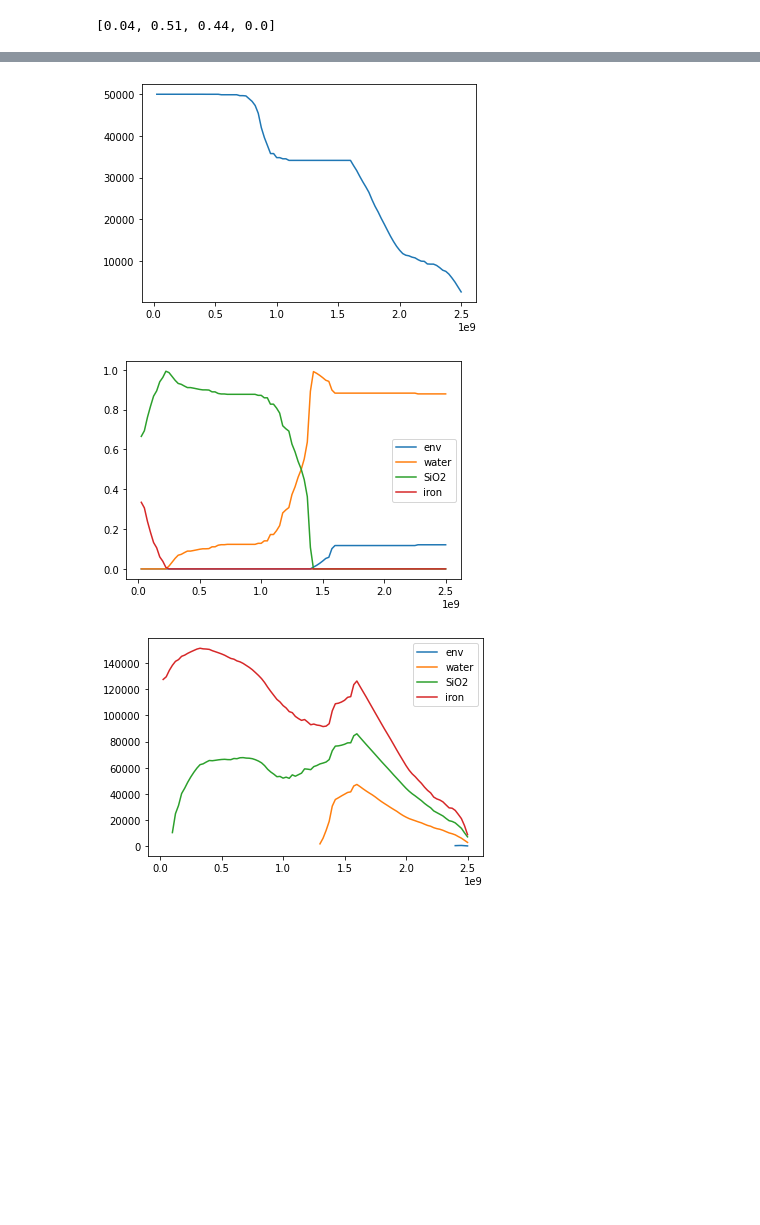
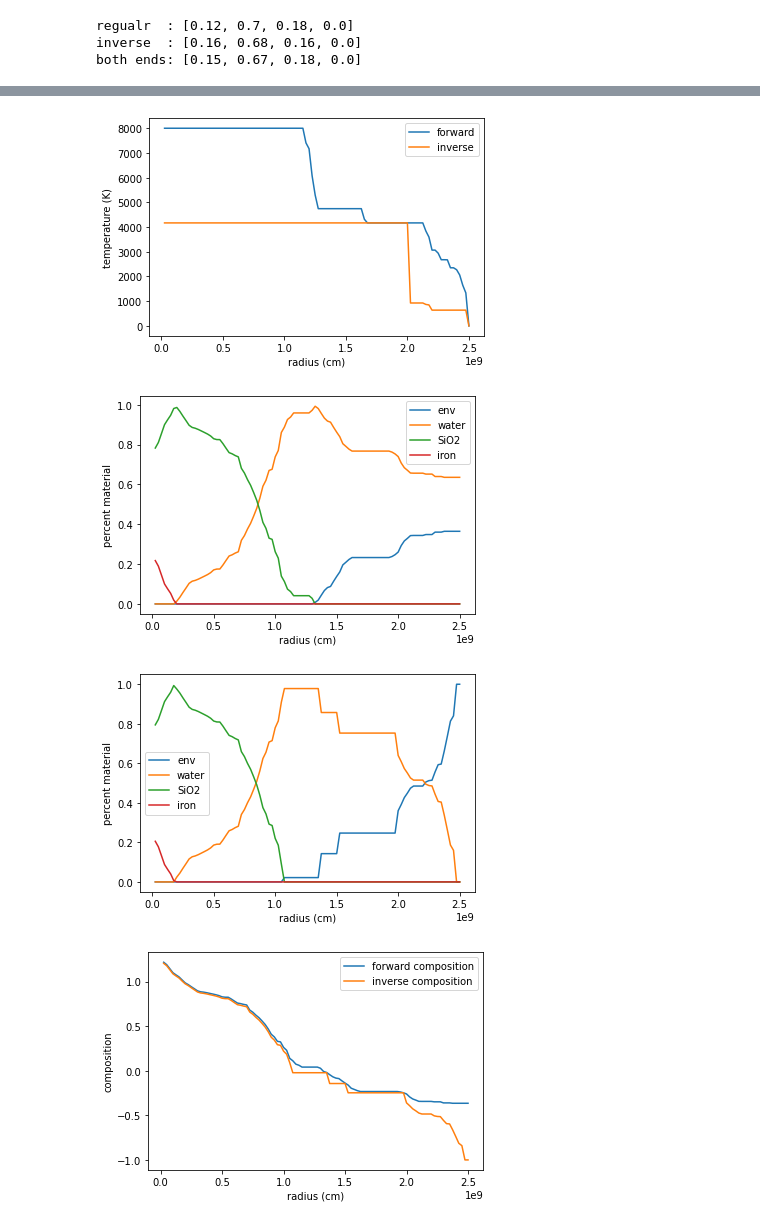
Before and after one commit to podolak/mcplanet, a Jupyter notebook: max_composition_planets.ipynb, the cells around one changed output, grey strips where cells are left out. Saved outputs shown, nothing was run; the diff lists cells and outputs as text; code cells hidden in the pictures; blank space fills up the shorter version.

```diff
--- a/max_composition_planets.ipynb
+++ b/max_composition_planets.ipynb
@@ -19,20 +19,20 @@ moment_ratio = constants.URANUS.moment_ratio
 radius = constants.URANUS.radius
 num_shells = 100
 # %%
-INVERSE = False
+INVERSE = True
 USE_IRON = True
 # %%
 # Create a bunch of random models.
 # Note:  Running this cell will take a while (each model takes ~3 seconds),
 # So generating 1000 should take about an hour.
 
-catalog = temperature.iron_sio2_water_env_catalog() if USE_IRON else temperature.sio2_water_env_catalog()
+catalog = temperature.iron_sio2_water_eos_env_catalog() if USE_IRON else temperature.sio2_water_eos_env_catalog()
 max_temp = 0 if INVERSE else 50000
 smooth = 201
 
 good_models = []
 bad_models = []
-for i in range(100):
+for i in range(1):
     seed, vals, inner_temp, count = profile.get_fixed_temp_model(mass, moment_ratio, radius, num_shells,
                                                                  max_temp, catalog,smooth=smooth, inverse=INVERSE)
     if vals is not None:
@@ -72,15 +69,15 @@ def full_model(seed, catalog=catalog, smooth=201, max_temp=max_temp, inverse=Fal
                                               seed=seed, full_model=True, inverse=inverse)
 
     # Plot density
-    m.plot_densities()
-    figure()
+    #m.plot_densities()
+    #figure()
 
     # Plot pressure
-    m.plot_pressure()
-    figure()
+    #m.plot_pressure()
+    #figure()
 
     # Plot temperature
-    m.plot_temp(catalog)
+    m.plot_temp(catalog._name)
     figure()
 
     # Plot composition
@@ -89,8 +86,9 @@ def full_model(seed, catalog=catalog, smooth=201, max_temp=max_temp, inverse=Fal
 
     # plot temp profiles
     m_profile = profile.TemperatureProfile(catalog, m)
-    m_profile.plot_temperature_profile()
+    #m_profile.plot_temperature_profile()
     print(m.get_mix_ratios())
+    return m
 
 # This code will try to run the algorithm from both sides and if they both succeed, combine em.
 # Note, we need both ends to have zero bad points.   I think it's sufficient to have the regular method succeed.
@@ -128,16 +126,20 @@ def both_ends(seed, catalog=catalog, smooth=201, max_temp=max_temp, min_temp=0):
     figure()
 
     # Plot temperature
-    both.plot_temp(catalog)
+    m_f.plot_temp("forward")
+    m_i.plot_temp("inverse")
     figure()
 
     # Plot composition
-    both.plot_mix()
+    m_f.plot_mix()
+    figure()
+
+    m_i.plot_mix()
     figure()
 
     m_f.plot_composition("forward composition")
     m_i.plot_composition("inverse composition")
-    both.plot_composition("both composition")
+    #both.plot_composition("both composition")
     figure()
     # plot temp profiles
     m_profile = profile.TemperatureProfile(catalog, both)
@@ -148,4 +167,6 @@ def both_ends(seed, catalog=catalog, smooth=201, max_temp=max_temp, min_temp=0):
 # %%
-full_model(0.809819175, catalog=temperature.iron_sio2_water_env_catalog(), smooth=smooth, inverse=INVERSE, max_temp =max_temp)
+both_ends(0.137659367, catalog=temperature.iron_sio2_water_env_catalog(), max_temp=8000, smooth=smooth)
 # %% [output]
-[0.04, 0.51, 0.44, 0.0]
+regualr  : [0.12, 0.7, 0.18, 0.0]
+inverse  : [0.16, 0.68, 0.16, 0.0]
+both ends: [0.15, 0.67, 0.18, 0.0]
@@ -154,3 +175,4 @@ full_model(0.809819175, catalog=temperature.iron_sio2_water_env_catalog(), smoot
-[figure, old version]
+[figure, new version]
-[figure, old version]
+[figure, new version]
-[figure, old version]
+[figure, new version]
+[figure, added]
```
Also changed, not shown: parts of 6 cells of this notebook, 3 other files.
